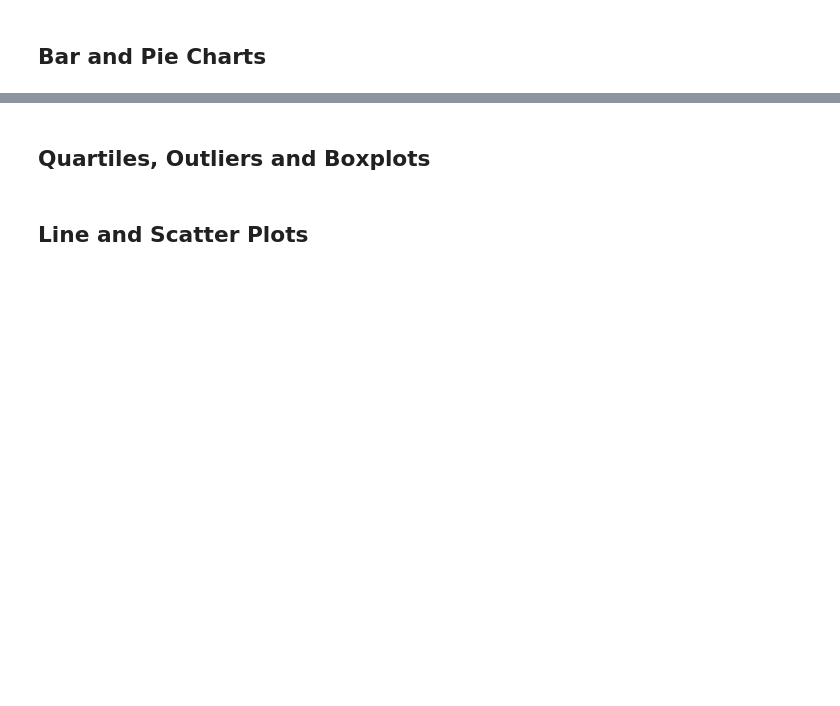
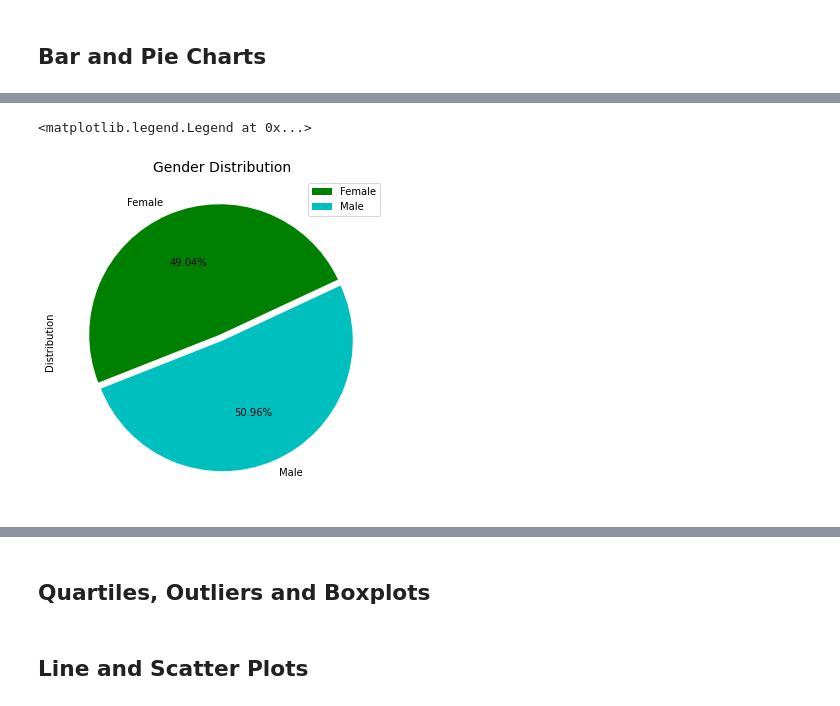
Before and after one commit to ipavlunin/Matplotlib-Challenge-Updated, a Jupyter notebook: Pymaceuticals/pymaceuticals_starter.ipynb, the cells around one changed output, grey strips where cells are left out. Drawn from its saved outputs; the diff is of its cells as text; code cells hidden in the pictures; blank space fills up the shorter version.

```diff
--- a/Pymaceuticals/pymaceuticals_starter.ipynb
+++ b/Pymaceuticals/pymaceuticals_starter.ipynb
@@ -145,0 +195,10 @@ stat_sum_df1
+# %%
+# Generate a pie plot showing the distribution of female versus male mice using pandas
+
+pieplot_pandas = gender_distr.plot.pie(y='Distribution', figsize =(6, 6), explode=(0.05,0), colors = 'gc', autopct='%1.2f%%', startangle = 25)
+labels = ['Female','Male']
+plt.title('Gender Distribution',fontsize = 14)
+plt.legend(labels, loc='upper right',prop={'size': 10})
+# %% [output]
+<matplotlib.legend.Legend at 0x...>
+[figure, added]
```
Also changed, not shown: parts of 9 cells of this notebook.
